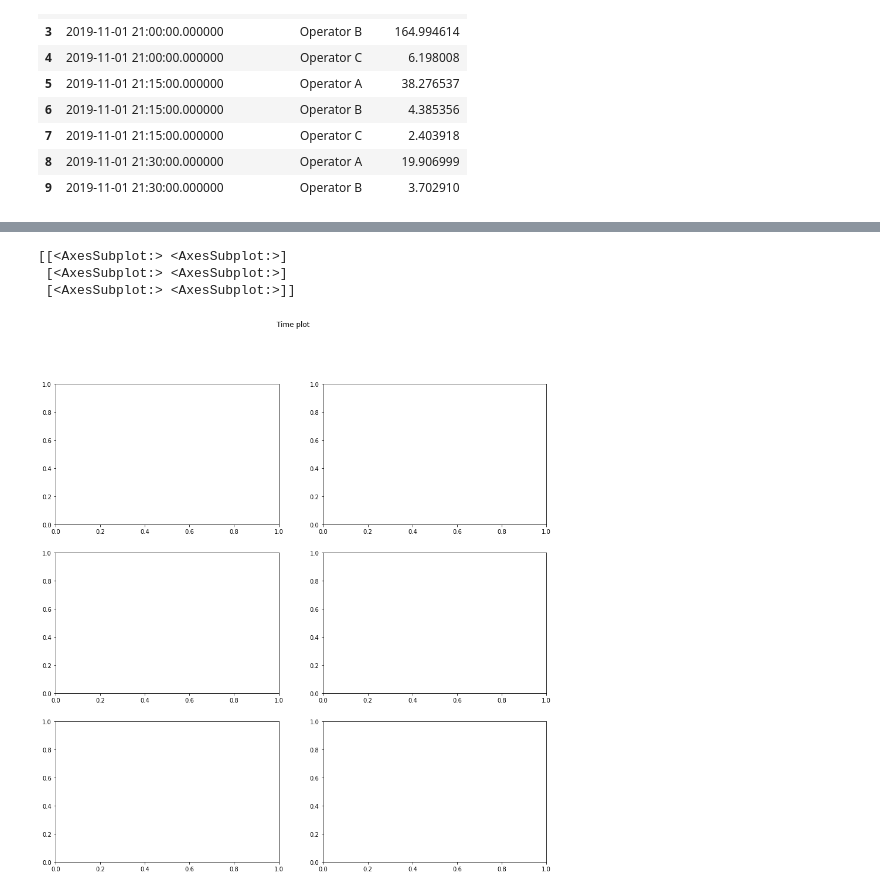
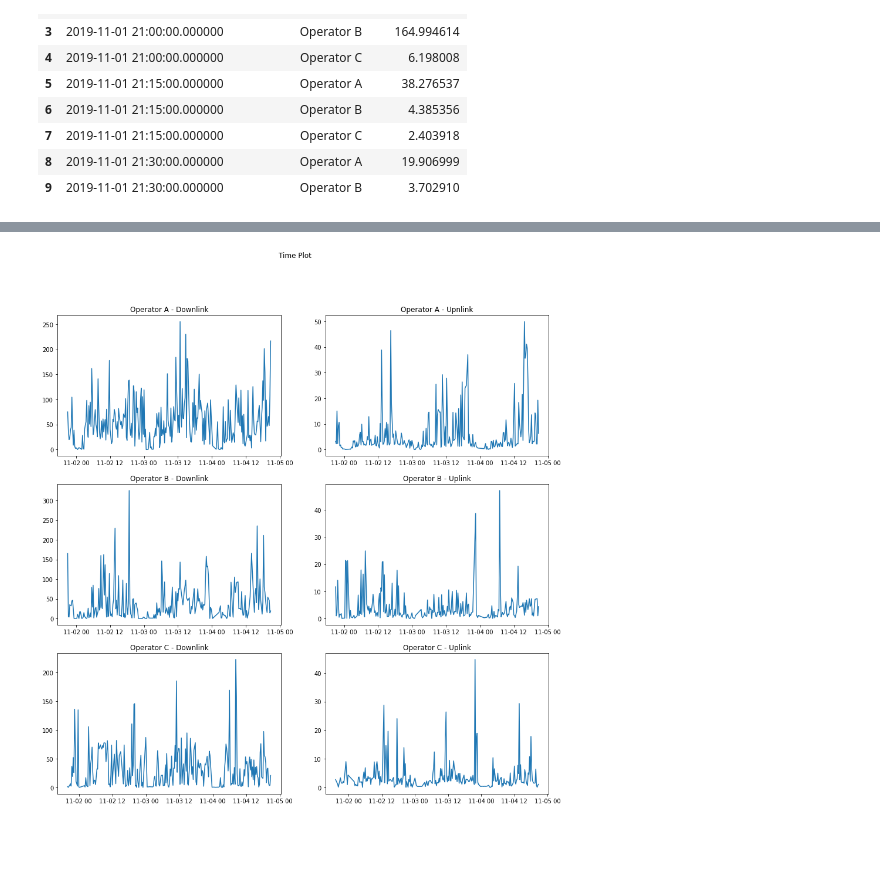
Before and after one commit to medhatfawzy/AI-Telecom, a Jupyter notebook: 4.Machine_Learning.ipynb, the cells around one changed output, grey strips where cells are left out. Drawn from its saved outputs; the diff is of its cells as text; code cells hidden in the pictures; blank space fills up the shorter version.

```diff
--- a/4.Machine_Learning.ipynb
+++ b/4.Machine_Learning.ipynb
@@ -325 +339,13 @@ Up_traffic_samsung_C = Up_traffic_samsung[Up_traffic_samsung["RadioOperatorName"
+# %%
+def to_ts(df):
+    df.set_index("Timestamp", inplace=True)
+    return df.drop("RadioOperatorName", axis=1).resample(rule='15T').sum(min_count=1)
+# %%
+Down_traffic_samsung_A = to_ts(Down_traffic_samsung_A)
+Down_traffic_samsung_B = to_ts(Down_traffic_samsung_B)
+Down_traffic_samsung_C = to_ts(Down_traffic_samsung_C)
+
+Up_traffic_samsung_A = to_ts(Up_traffic_samsung_A)
+Up_traffic_samsung_B = to_ts(Up_traffic_samsung_B)
+Up_traffic_samsung_C = to_ts(Up_traffic_samsung_C)
 # %%
@@ -340,0 +372,8 @@ Up_traffic_samsung_B
+# %%
+Down_traffic_samsung_A["TrafficVolume"] = Down_traffic_samsung_A["TrafficVolume"].interpolate()
+Down_traffic_samsung_B["TrafficVolume"] = Down_traffic_samsung_B["TrafficVolume"].interpolate()
+Down_traffic_samsung_C["TrafficVolume"] = Down_traffic_samsung_C["TrafficVolume"].interpolate()
+
+Up_traffic_samsung_A["TrafficVolume"] = Up_traffic_samsung_A["TrafficVolume"].interpolate()
+Up_traffic_samsung_B["TrafficVolume"] = Up_traffic_samsung_B["TrafficVolume"].interpolate()
+Up_traffic_samsung_C["TrafficVolume"] = Up_traffic_samsung_C["TrafficVolume"].interpolate()
@@ -341,23 +401,20 @@ Up_traffic_samsung_B
 # %%
 fig, axs = plt.subplots(3, 2, figsize=(15,15))
-fig.suptitle('Time plot')
+fig.suptitle('Time Plot')
 
-print(axs)
-# axs[0][0].set_title('Downlink - A')
-# axs[0][1].set_title('Upnlink - A')
-# axs[1][0].set_title('Downlink - B')
-# axs[1][1].set_title('Uplink - B')
-# axs[2][0].set_title('Downlink - C')
-# axs[2][1].set_title('Uplink - C')
+axs[0][0].set_title('Operator A - Downlink')
+axs[0][1].set_title('Operator A - Upnlink')
+axs[1][0].set_title('Operator B - Downlink')
+axs[1][1].set_title('Operator B - Uplink')
+axs[2][0].set_title('Operator C - Downlink')
+axs[2][1].set_title('Operator C - Uplink')
 
-# axs[0][0].plot(Down_traffic_samsung_A)
-# axs[0][1].plot(Up_traffic_samsung_A)
-# axs[1][0].plot(Down_traffic_samsung_B)
-# axs[1][1].plot(Up_traffic_samsung_B)
-# axs[2][0].plot(Down_traffic_samsung_C)
-# axs[2][1].plot(Up_traffic_samsung_C)
+axs[0][0].plot(Down_traffic_samsung_A)
+axs[0][1].plot(Up_traffic_samsung_A)
+axs[1][0].plot(Down_traffic_samsung_B)
+axs[1][1].plot(Up_traffic_samsung_B)
+axs[2][0].plot(Down_traffic_samsung_C)
+axs[2][1].plot(Up_traffic_samsung_C)
+plt.show()
 # %% [output]
-[[<AxesSubplot:> <AxesSubplot:>]
- [<AxesSubplot:> <AxesSubplot:>]
- [<AxesSubplot:> <AxesSubplot:>]]
-[figure, old version]
+[figure, new version]
```
Also changed, not shown: parts of 17 cells of this notebook, 1 other file.
